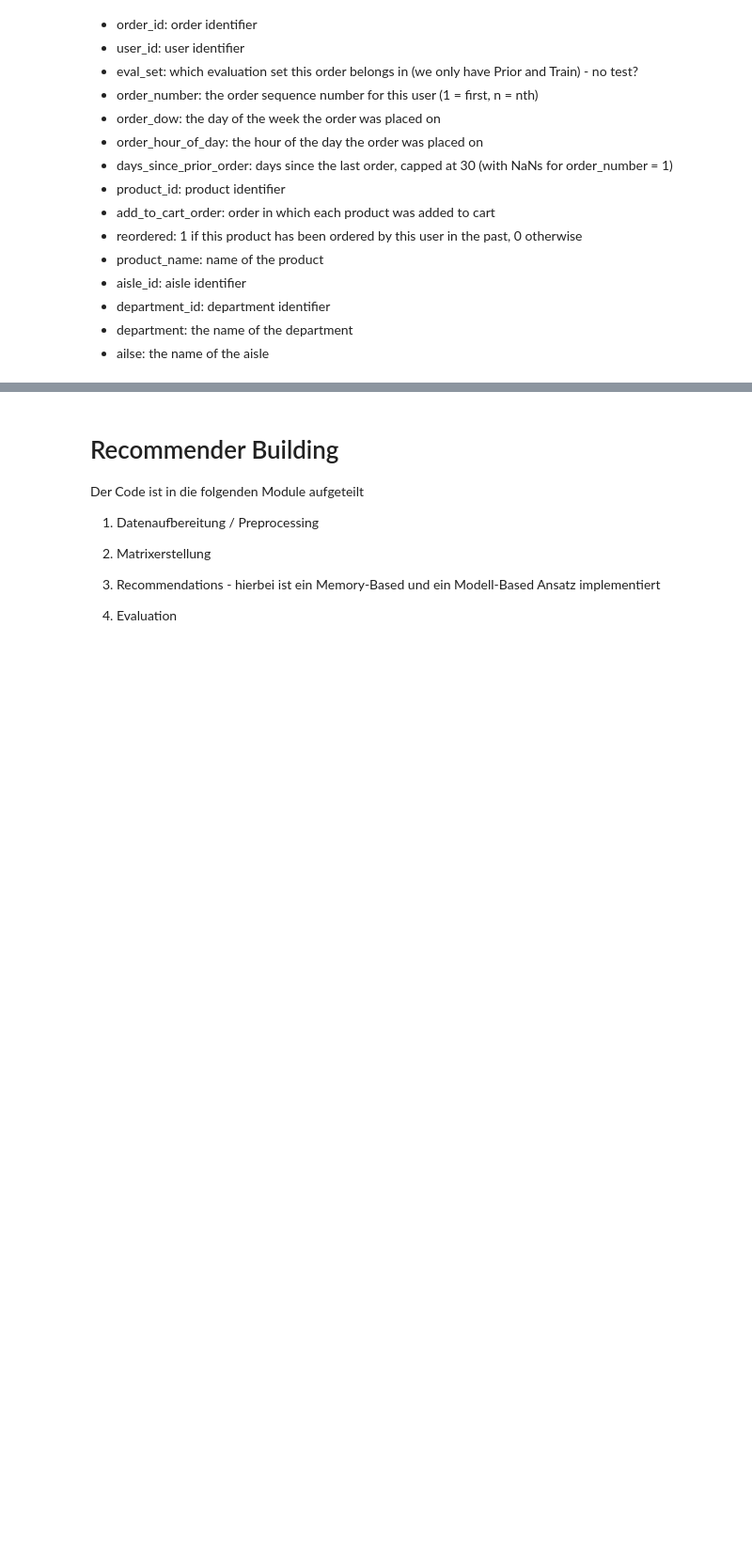
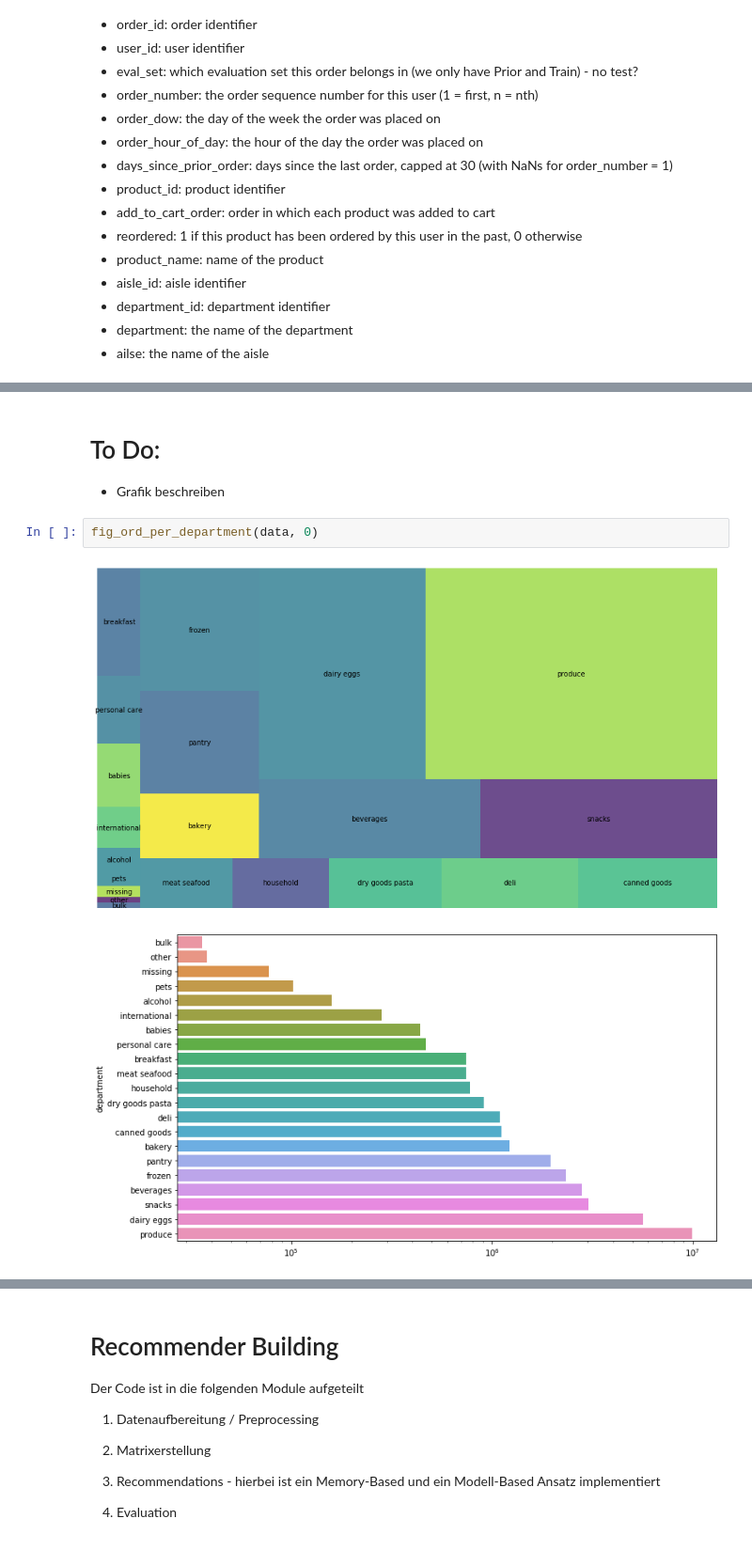
Before and after one commit to eugencuic/FHNW_FS20_Recommender-System-Retail, a Jupyter notebook: Recommender System.ipynb, the cells around one changed output, grey strips where cells are left out. Shown: that part at 94% size. Saved outputs shown, nothing was run; the diff lists cells and outputs as text; blank space fills up the shorter version.

```diff
--- a/Recommender System.ipynb
+++ b/Recommender System.ipynb
@@ -143,0 +144,8 @@ plt.show()
+# %% [markdown]
+# To Do:
+- Grafik beschreiben
+# %%
+fig_ord_per_department(data, 0)
+# %% [output]
+[figure, added]
+[figure, added]
```
Also changed, not shown: parts of 58 cells of this notebook, 6 other files.
